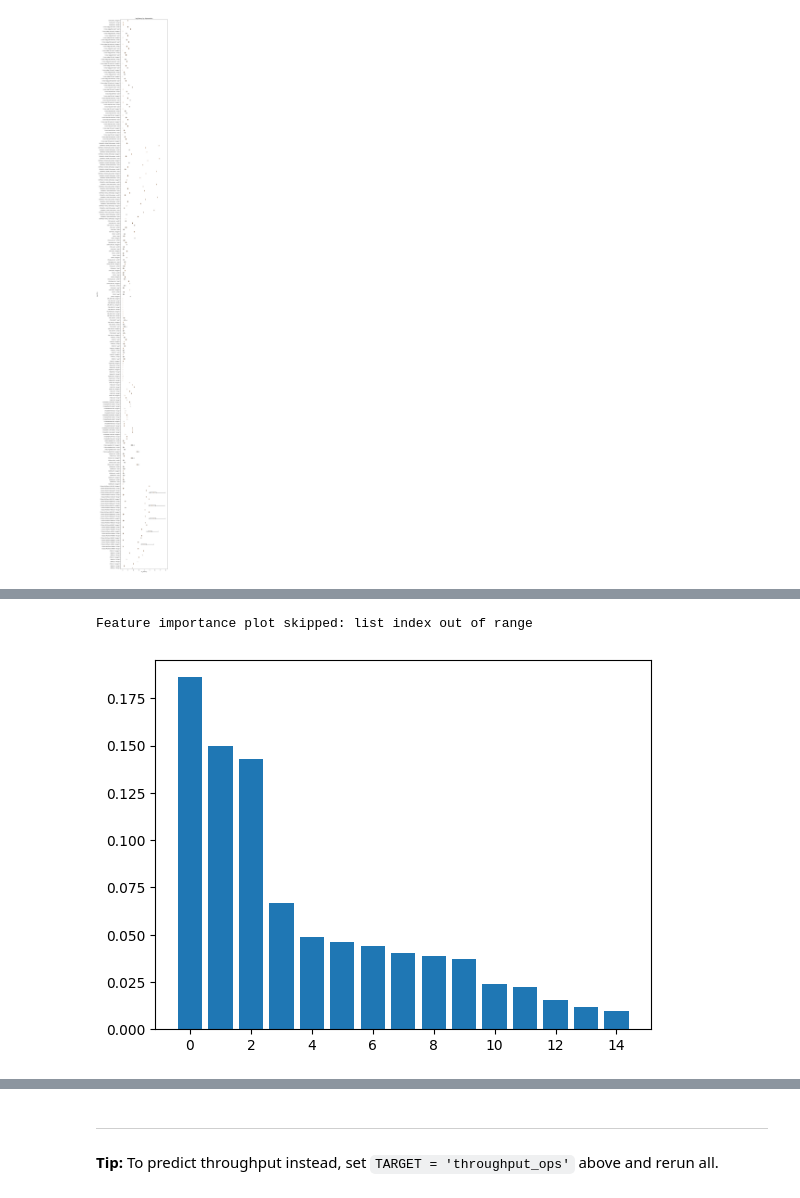
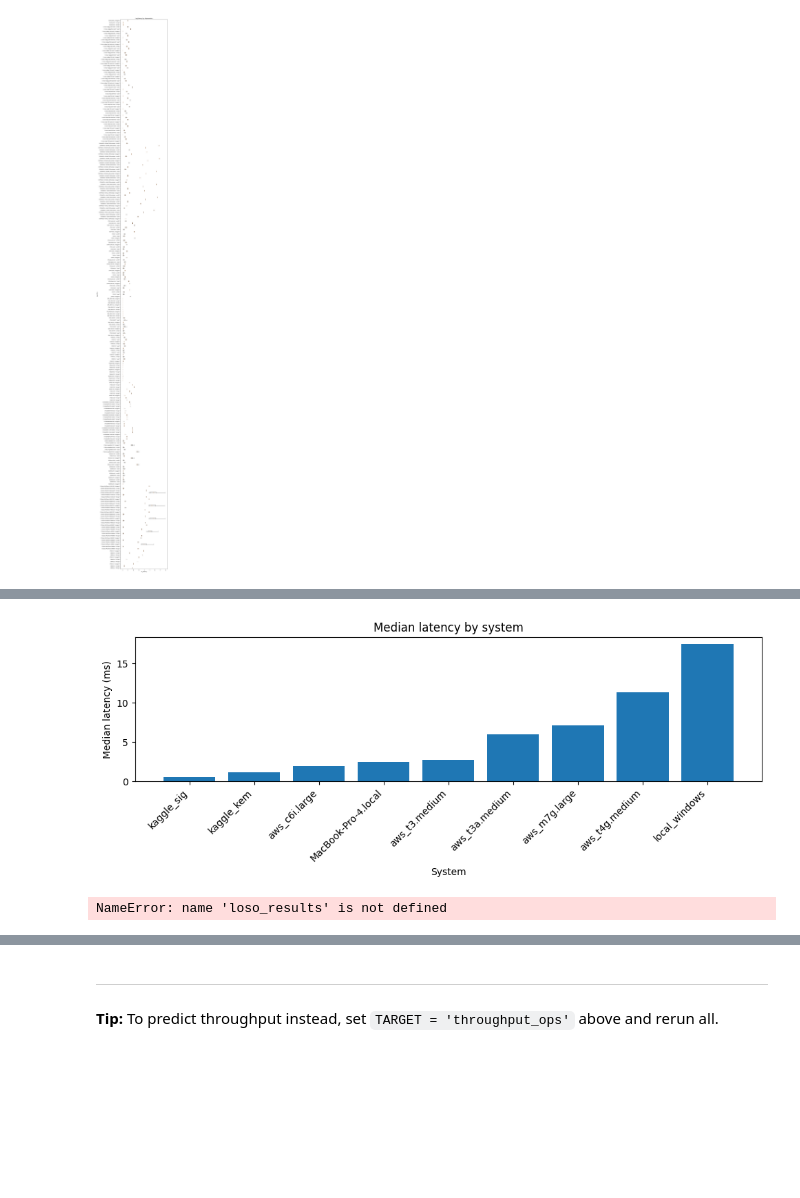
Before and after one commit to newspeedtech/381V-PQC-Perf-Modeling, a Jupyter notebook: pqc_project3.ipynb, the cells around one changed output, grey strips where cells are left out. Drawn from its saved outputs; the diff is of its cells as text; code cells hidden in the pictures; blank space fills up the shorter version.

```diff
--- a/pqc_project3.ipynb
+++ b/pqc_project3.ipynb
@@ -1178,29 +1240,63 @@ plt.show()
+# %%
+summary = (
+    df_all
+    .groupby("machine_id")["latency_ms"]
+    .agg(median_latency="median", mean_latency="mean")
+    .reset_index()
+    .sort_values("median_latency")
+)
+
+plt.figure(figsize=(10, 4))
+plt.bar(summary["machine_id"], summary["median_latency"])
+plt.ylabel("Median latency (ms)")
+plt.xlabel("System")
+plt.title("Median latency by system")
+plt.xticks(rotation=45, ha="right")
+plt.tight_layout()
+plt.show()
+# %% [output]
+[figure, added]
+# %%
+loso = loso_results.sort_values("MAE_ms")
+
+plt.figure(figsize=(10, 4))
+plt.bar(loso["held_out_system"], loso["MAE_ms"])
+plt.ylabel("MAE (ms)")
+plt.xlabel("Held-out system")
+plt.title("Leave-one-system-out MAE by held-out system")
+plt.xticks(rotation=45, ha="right")
+plt.tight_layout()
+plt.show()
+# %% [output]
+NameError: name 'loso_results' is not defined
 # %%
-# Feature importance from RandomForest
-try:
-    pre = rf.named_steps["pre"]
-    cat_features = pre.transformers_[0][2]
-    from sklearn.preprocessing import OneHotEncoder
-    import numpy as np
+pre = rf.named_steps["pre"]
+rf_model = rf.named_steps["rf"]
 
-    ohe = pre.transformers_[0][1]
-    ohe_cols = ohe.get_feature_names_out(cat_features)
-    num_cols = [c for c in X_train.columns if c not in cat_features]
-    colnames = list(ohe_cols) + num_cols
+from sklearn.preprocessing import OneHotEncoder
+import numpy as np
+import matplotlib.pyplot as plt
 
-    importances = rf.named_steps["rf"].feature_importances_
-    order = np.argsort(importances)[::-1][:15]
+# 1. Get feature names from the full preprocessor
+feature_names = pre.get_feature_names_out()
 
-    plt.figure()
-    plt.bar(range(len(order)), importances[order])
-    plt.xticks(range(len(order)), [colnames[i] for i in order], rotation=90)
-    plt.title("RandomForest top feature importances")
-    plt.tight_layout()
-    plt.show()
-except Exception as e:
-    print("Feature importance plot skipped:", e)
+# 2. Get importances from RF
+importances = rf_model.feature_importances_
+print("n_importances:", len(importances))
+print("n_feature_names:", len(feature_names))
+
+# Optional: guard if mismatch (e.g. additional feature selection step)
+if len(importances) != len(feature_names):
+    raise ValueError("Length mismatch between feature names and importances")
+
+# 3. Sort and plot top 15
+order = np.argsort(importances)[::-1][:15]
+
+plt.figure()
+plt.bar(range(len(order)), importances[order])
+plt.xticks(range(len(order)), feature_names[order], rotation=90)
+plt.title("RandomForest top feature importances")
+plt.tight_layout()
+plt.show()
-# %% [output]
-Feature importance plot skipped: list index out of range
-[figure, removed]
 # %%
 X_test.head()
```
Also changed, not shown: parts of 22 cells of this notebook.
